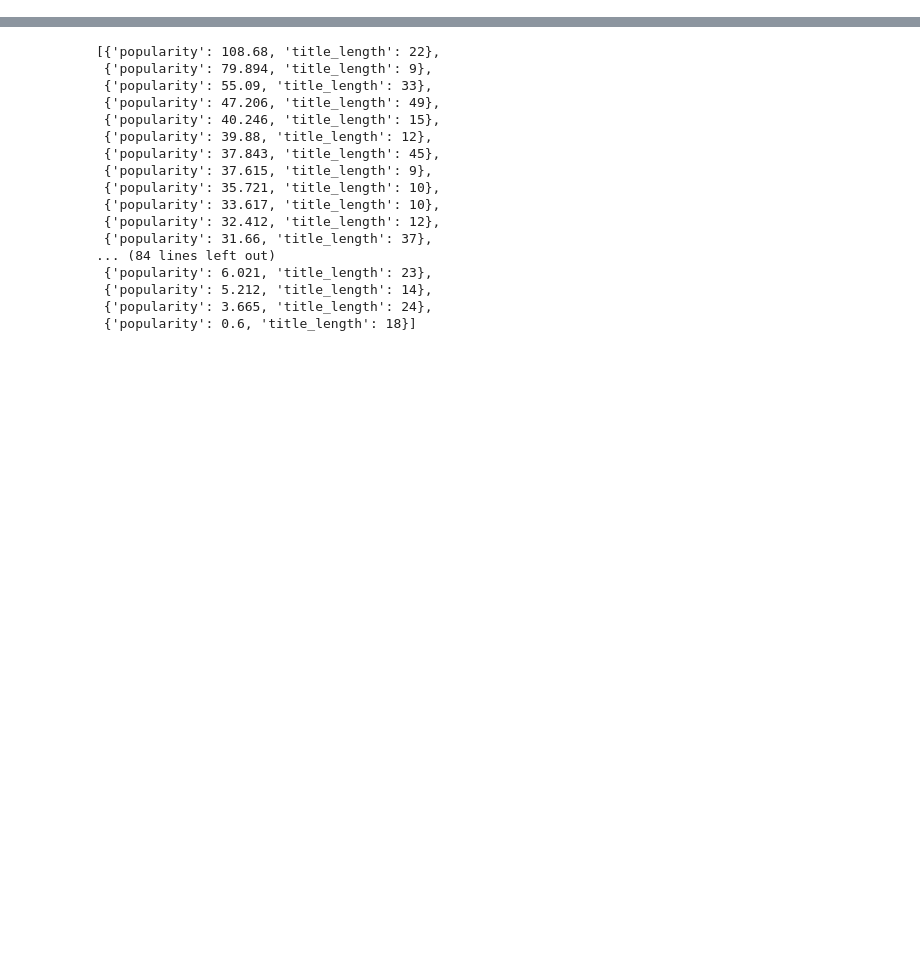
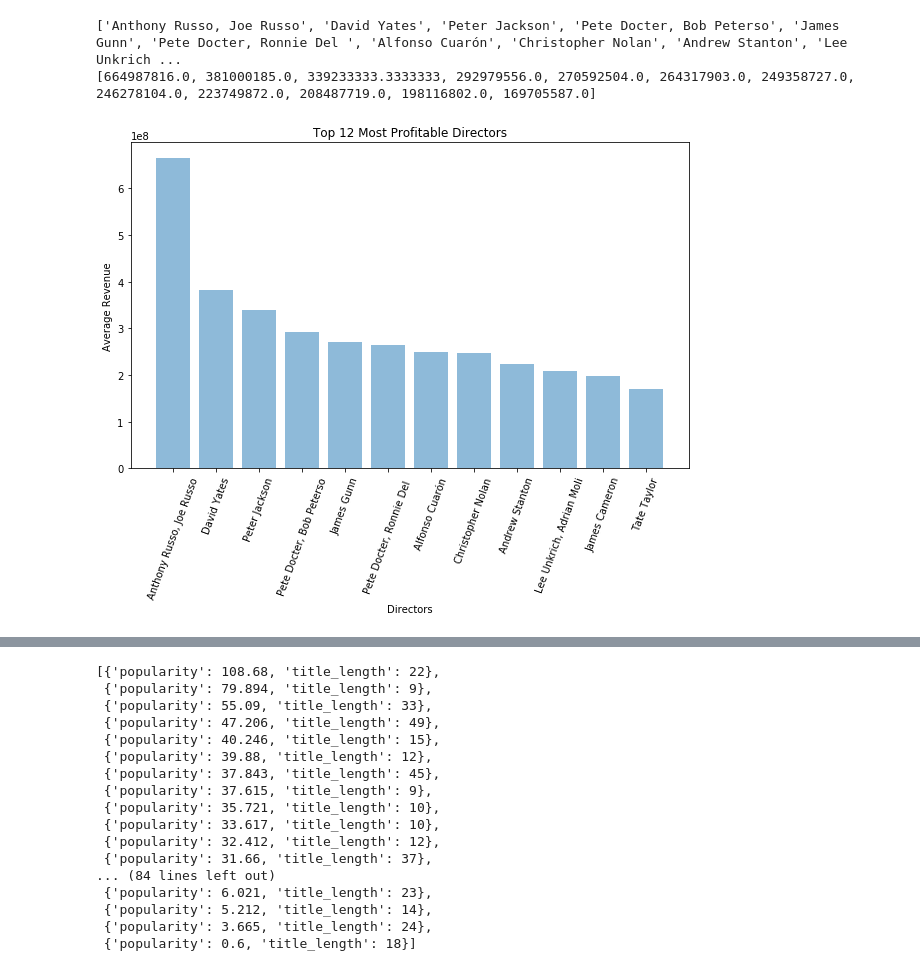
Before and after one commit to Rsaphra/Blockbusters_project, a Jupyter notebook: queries.ipynb, the cells around one changed output, grey strips where cells are left out. Cells and saved outputs as stored; diff of their text form; code cells hidden in the pictures; blank space fills up the shorter version.

```diff
--- a/queries.ipynb
+++ b/queries.ipynb
@@ -116,3 +134,17 @@ def get_most_popular_genres():
+# %%
+def get_most_profitable_director():
+    q  = """
+         SELECT director, AVG(box_office) AS avg_revenue
+         FROM genre_instances
+         JOIN genres
+         USING (genre_id)
+         JOIN movies
+         USING (movie_id)
+         GROUP BY director
+         ORDER BY avg_revenue DESC
+         LIMIT 12;
+         """
+    return execute_query(q)
 # %%
 def get_movies_table():
     q = """
@@ -153,3 +191,17 @@ bar_chart(genres, avg_pop,
+# %%
+tupples = get_most_profitable_director()
+director = [item[0] for item in tupples]
+print(director)
+rev = [item[1] for item in tupples]
+print(rev)
+
+bar_chart(director, rev,
+          'Directors', 'Average Revenue',
+          'Top 12 Most Profitable Directors')
+# %% [output]
+['Anthony Russo, Joe Russo', 'David Yates', 'Peter Jackson', 'Pete Docter, Bob Peterso', 'James Gunn', 'Pete Docter, Ronnie Del ', 'Alfonso Cuarón', 'Christopher Nolan', 'Andrew Stanton', 'Lee Unkrich ...
+[664987816.0, 381000185.0, 339233333.3333333, 292979556.0, 270592504.0, 264317903.0, 249358727.0, 246278104.0, 223749872.0, 208487719.0, 198116802.0, 169705587.0]
+[figure, added]
 # %%
 import numpy as np
 query_tuple = get_movies_table()
```
Also changed, not shown: parts of 5 cells of this notebook, 1 other file.
